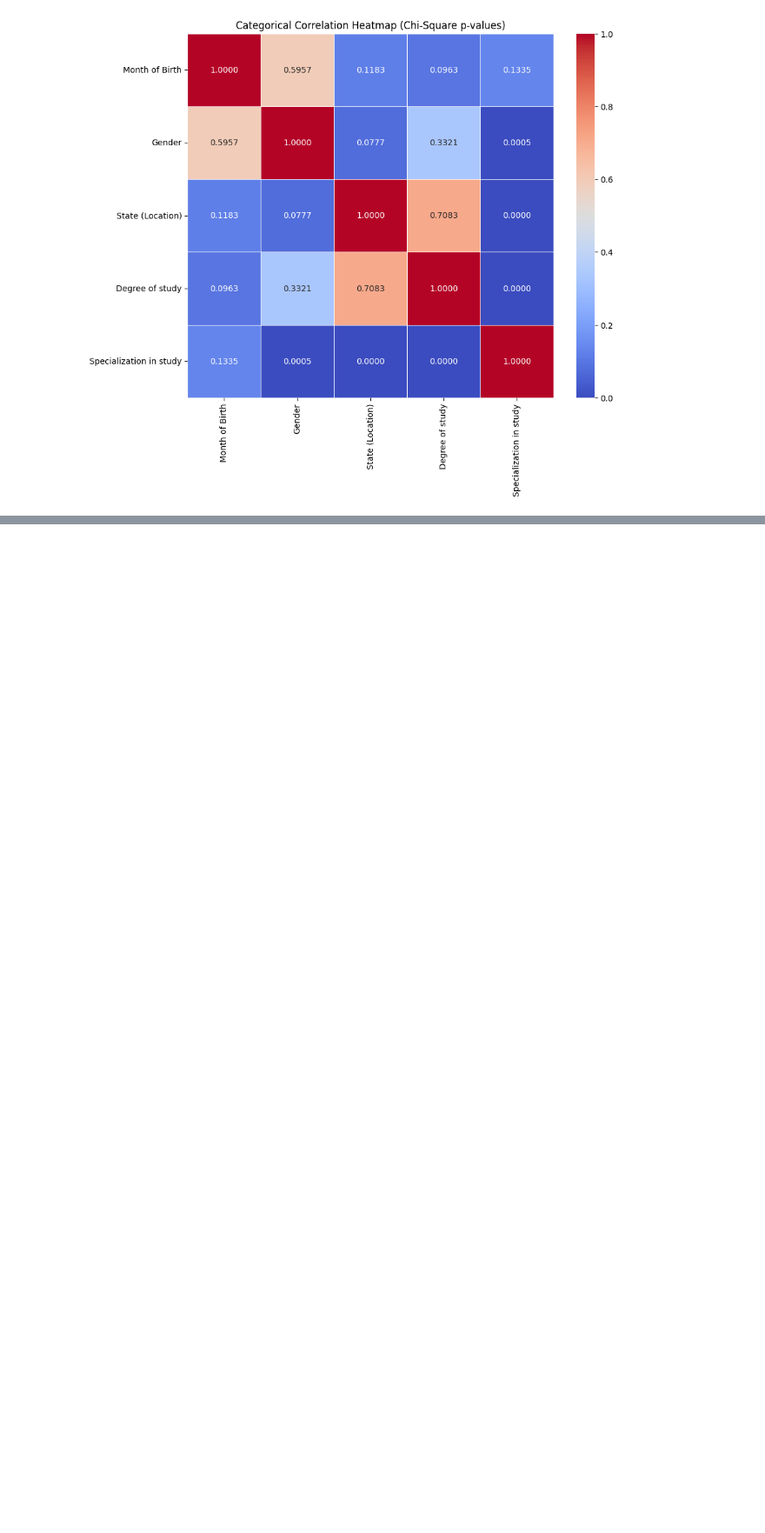
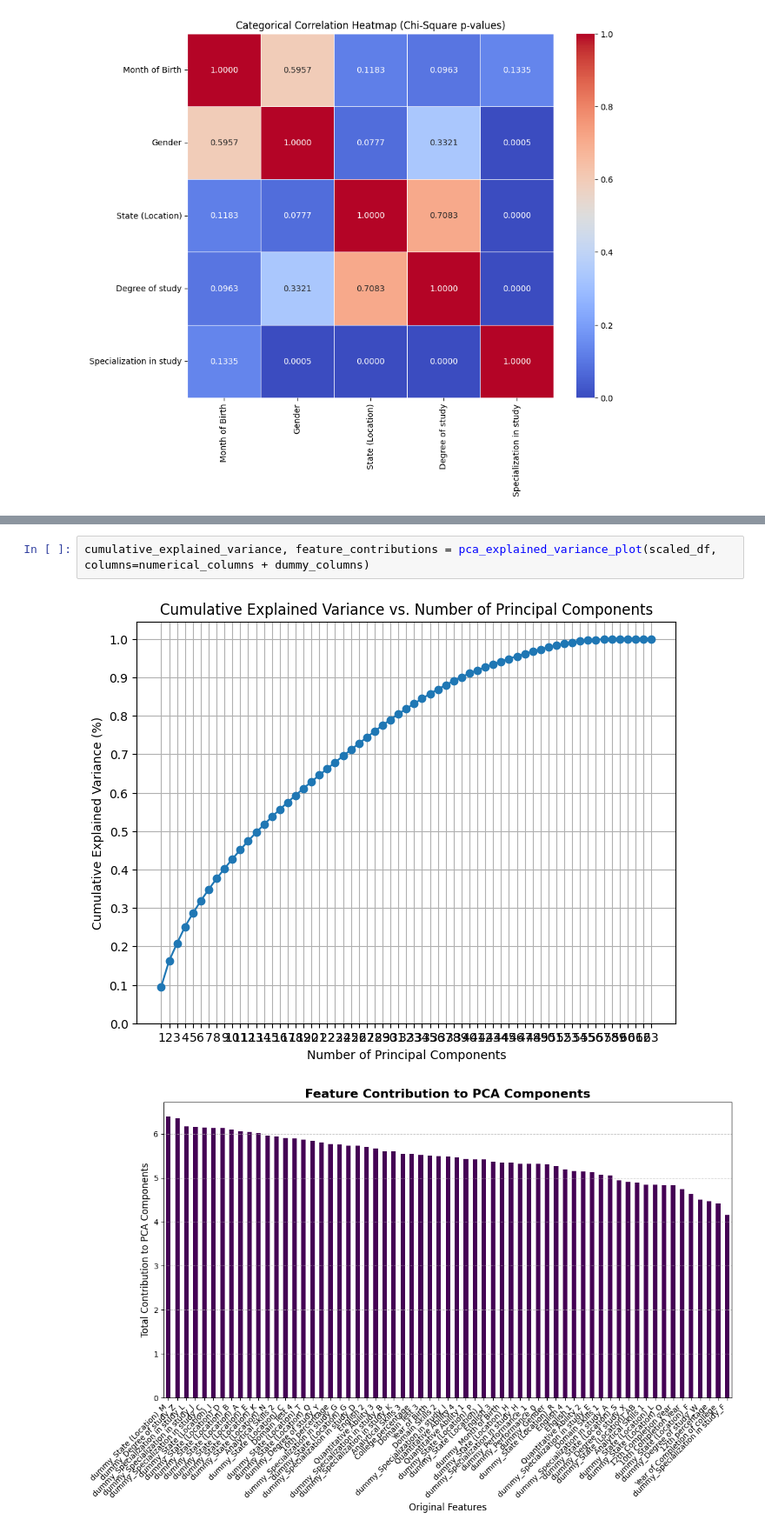
Before and after one commit to LanaArmond/DCC127-2024.3, a Jupyter notebook: DCC127_Trabalho_05.ipynb, the cells around one changed output, grey strips where cells are left out. Shown at 87% size. Drawn from its saved outputs; the diff is of its cells as text; blank space fills up the shorter version.

```diff
--- a/DCC127_Trabalho_05.ipynb
+++ b/DCC127_Trabalho_05.ipynb
@@ -327,0 +493,5 @@ categorical_correlation_chi_square(df, categorical_columns)
+# %%
+cumulative_explained_variance, feature_contributions = pca_explained_variance_plot(scaled_df, columns=numerical_columns + dummy_columns)
+# %% [output]
+[figure, added]
+[figure, added]
```
Also changed, not shown: parts of 7 cells of this notebook.
